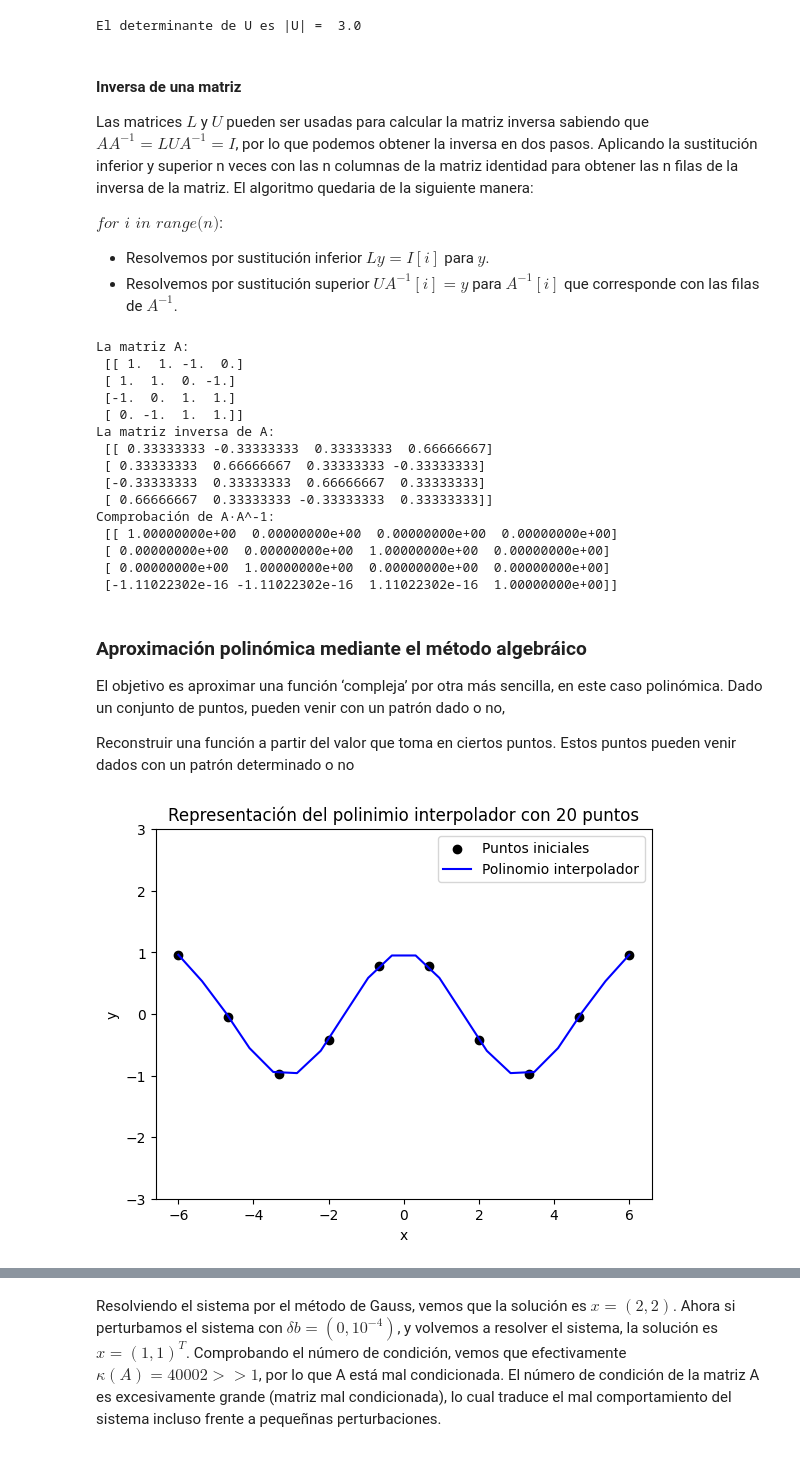
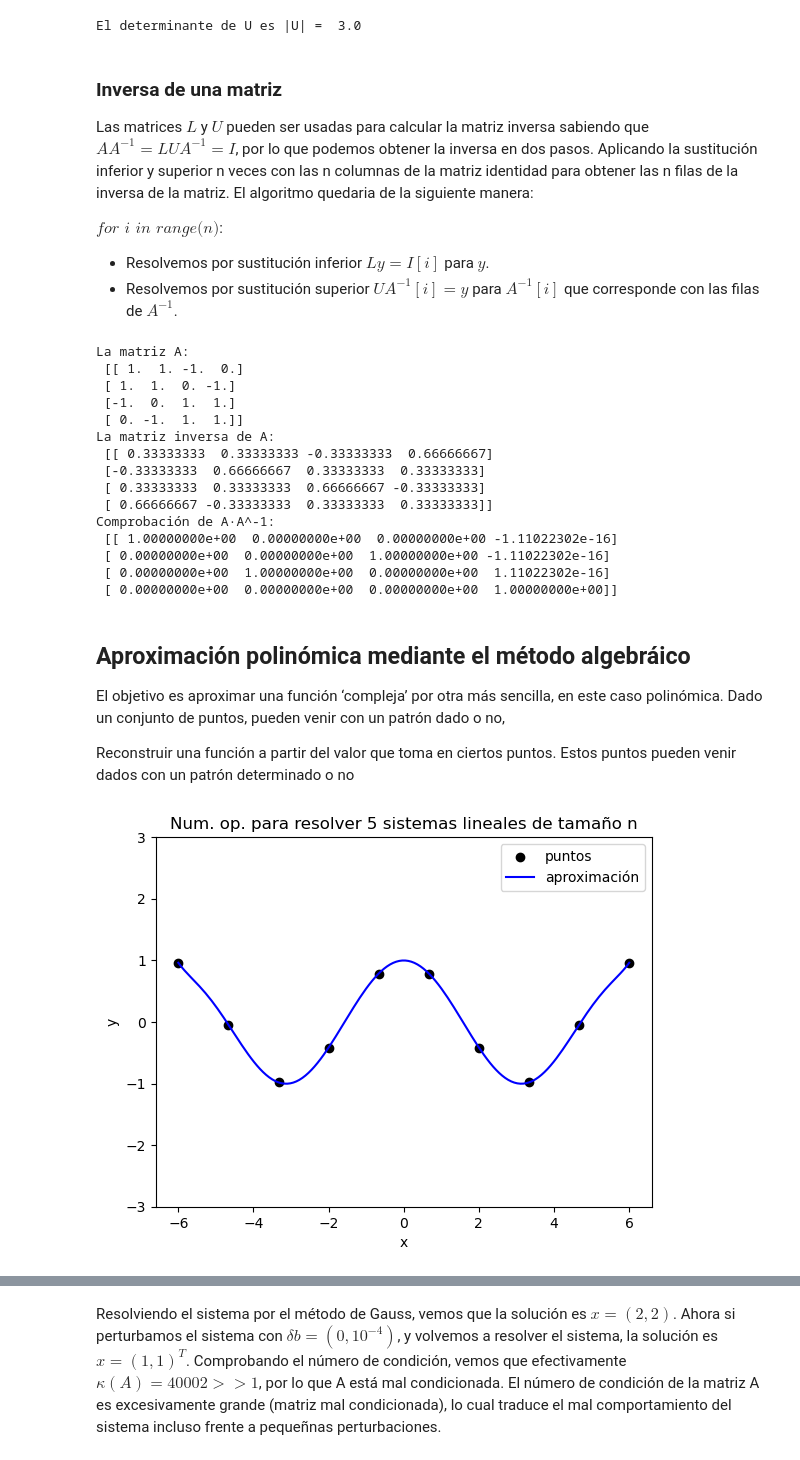
Before and after one commit to mchavezmodena/Informatica-GIA-ETSIAE, a Jupyter notebook: book/notebooks/01-SistemasLineales/sistemas_lineales.ipynb, the cells around one changed output, grey strips where cells are left out. Drawn from its saved outputs; the diff is of its cells as text; code cells hidden in the pictures.

```diff
--- a/book/notebooks/01-SistemasLineales/sistemas_lineales.ipynb
+++ b/book/notebooks/01-SistemasLineales/sistemas_lineales.ipynb
@@ -545,9 +544,8 @@ print('La matriz U\n', U)
 print('La matriz P\n', P)
 
 # Resolución del sistema lineal en dos pasos:
-y =  scipy.linalg.solve_triangular(L,P.dot(b),lower=True)
-x =  scipy.linalg.solve_triangular(U,y,lower=False)
-
+y = np.linalg.inv(L).dot(P.dot(b))
+x = np.linalg.inv(U).dot(y)
 
 print('El vector solución del sistema, x=', x)
 # %% [output]
@@ -608,0 +607,12 @@ Tiempo de ejecucion de los distintos métodos de resolución de sistemas lineale
+# %%
+# Práctica
+A2 = np.matrix([[1.0, -2.0, 1.0, 1.0], [-2.0, 4.0, 0.0, -1.0],[1.0, 1.0, -1.0, 1.0],[-1.0, 0.0, 0.0, 3.0]])
+for i in range(20):
+    b2 = np.array([i/2, i/3, i/5, i/7])
+    x2_np = np.linalg.solve(A2,b2)
+    x2_scipy = scipy.linalg.solve(A2,b2)
+
+    x2_LU = LU_solver(A2, b2)
+    print(' Método de LU pivote:',x2_LU)
+    print(' Método de LU (Scipy):',x2_scipy)
+    print(' Método de LU (np):',x2_np)
@@ -625,7 +653,7 @@ print('El determinante de U es |U| = ',det)
 # %% [output]
 El determinante de U es |U| =  3.0
 # %% [markdown]
-#### Inversa de una matriz
+### Inversa de una matriz
 Las matrices $L$ y $U$ pueden ser usadas para calcular la matriz inversa sabiendo que $AA^{-1} = LUA^{-1} = I$, por lo que podemos obtener la inversa en dos pasos. Aplicando la sustitución inferior y superior n veces con las n columnas de la matriz identidad para obtener las n filas de la inversa de la matriz. El algoritmo quedaria de la siguiente manera:
 
 
@@ -638,14 +666,14 @@ I = np.identity(n)
 Inv = np.zeros((n,n))
 
 for i in range(n):
-    y = scipy.linalg.solve_triangular(L, I[i],lower=True)
-    x = scipy.linalg.solve_triangular(U,y,lower=False)
-    Inv[:,i] = x
+    y = lower_solver(L, I[i])
+    x = upper_solver(U, y)
+    Inv[i] = x
 
 
 print('La matriz A:\n', A)
 print('La matriz inversa de A:\n', Inv)
-print('Comprobación de A·A^-1:\n', np.matmul(A,Inv))
+print('Comprobación de A·A^-1:\n', np.matmul(Inv,A))
 # %% [output]
 La matriz A:
  [[ 1.  1. -1.  0.]
@@ -653,60 +681,62 @@ La matriz A:
  [-1.  0.  1.  1.]
  [ 0. -1.  1.  1.]]
 La matriz inversa de A:
- [[ 0.33333333 -0.33333333  0.33333333  0.66666667]
- [ 0.33333333  0.66666667  0.33333333 -0.33333333]
- [-0.33333333  0.33333333  0.66666667  0.33333333]
- [ 0.66666667  0.33333333 -0.33333333  0.33333333]]
+ [[ 0.33333333  0.33333333 -0.33333333  0.66666667]
+ [-0.33333333  0.66666667  0.33333333  0.33333333]
+ [ 0.33333333  0.33333333  0.66666667 -0.33333333]
+ [ 0.66666667 -0.33333333  0.33333333  0.33333333]]
 Comprobación de A·A^-1:
- [[ 1.00000000e+00  0.00000000e+00  0.00000000e+00  0.00000000e+00]
- [ 0.00000000e+00  0.00000000e+00  1.00000000e+00  0.00000000e+00]
- [ 0.00000000e+00  1.00000000e+00  0.00000000e+00  0.00000000e+00]
- [-1.11022302e-16 -1.11022302e-16  1.11022302e-16  1.00000000e+00]]
+ [[ 1.00000000e+00  0.00000000e+00  0.00000000e+00 -1.11022302e-16]
+ [ 0.00000000e+00  0.00000000e+00  1.00000000e+00 -1.11022302e-16]
+ [ 0.00000000e+00  1.00000000e+00  0.00000000e+00  1.11022302e-16]
+ [ 0.00000000e+00  0.00000000e+00  0.00000000e+00  1.00000000e+00]]
 # %% [markdown]
-### Aproximación polinómica mediante el método algebráico
+## Aproximación polinómica mediante el método algebráico
 
 El objetivo es aproximar una función ‘compleja’ por otra más sencilla, en este caso polinómica. Dado un conjunto de puntos, pueden venir con un patrón dado o no,
 
 Reconstruir una función a partir del valor que toma en ciertos puntos.
 Estos puntos pueden venir dados con un patrón determinado o no
 # %%
-# Puntos para interpolar
+
 x = np.linspace(-6, 6, 10)
 y = np.cos(x)
 
-# Matriz de Vandermonde
+
 n = len(x)
+a = np.zeros(n)
+b = y
 A = np.zeros((n,n))
 for i in range(n):
     for j in range(0,n):
         A[i,j] = pow(x[i],j)
 
-# Obtenemos los coeficientes del polinomio interpolador resolviendo el sistema lineal
-a = np.linalg.solve(A,y)
+a = np.linalg.solve(A,b)
 
 
 #Contruccion del polinomio interpolador a partir de los coeficientes a_n
-n_aprox = 20
+n_aprox = 150
 y_aprox = np.zeros(n_aprox)
 x_aprox = np.linspace(np.min(x), np.max(x), n_aprox)
 for i in range(n_aprox):
     for j in range(n):
         y_aprox[i] = y_aprox[i] + a[j]*pow(x_aprox[i],j)
 
 fig = plt.figure()
 
-plt.title('Representación del polinimio interpolador con '+str(n_aprox)+' puntos')
+plt.title('Num. op. para resolver '+str(n_sistemas)+' sistemas lineales de tamaño n')
+# Evaluamos la función seno hiperbólico en esos 501 puntos
 
-# Representación gráfica
-plt.scatter(x, y, color='k', label='Puntos iniciales')
-plt.plot(x_aprox, y_aprox, color='blue', label='Polinomio interpolador')
+# Definimos las propiedades de nuestra representación gráfica: color, tipo de línea, ...
+plt.scatter(x, y, color='k', label='puntos')
+plt.plot(x_aprox, y_aprox, color='blue', label='aproximación')
 plt.ylim(-3,3)
 
 plt.xlabel('x')
 plt.ylabel('y')
 plt.legend(loc='best')
 # Finalmente damos la orden de representar el gráfico
 plt.show()
 # %% [output]
-[figure, old version]
+[figure, new version]
 # %% [markdown]
```
Also changed, not shown: parts of 27 cells of this notebook.
